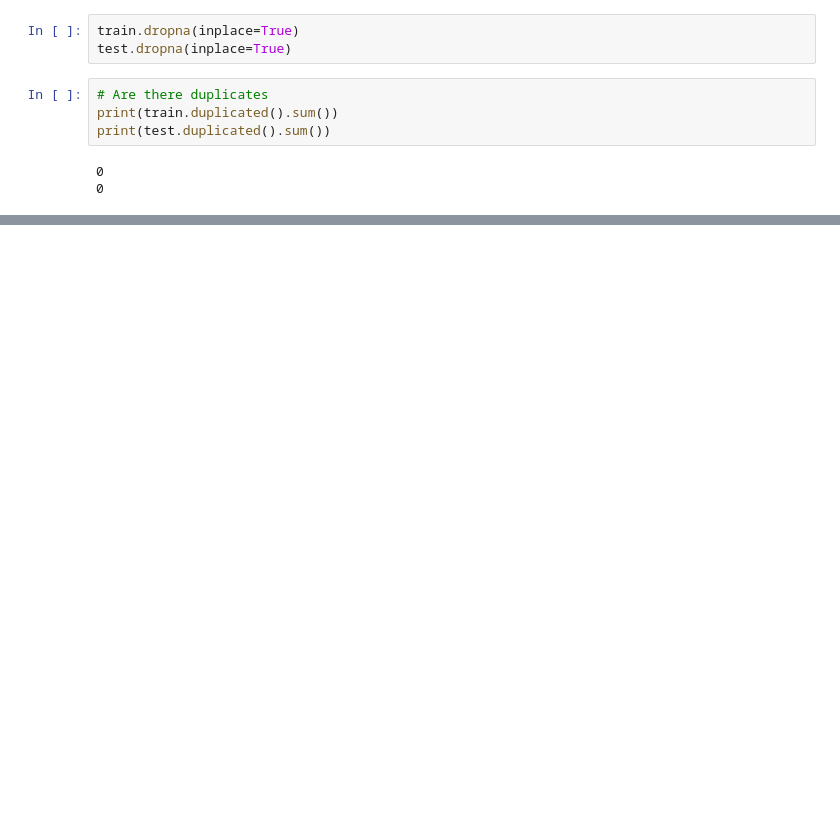
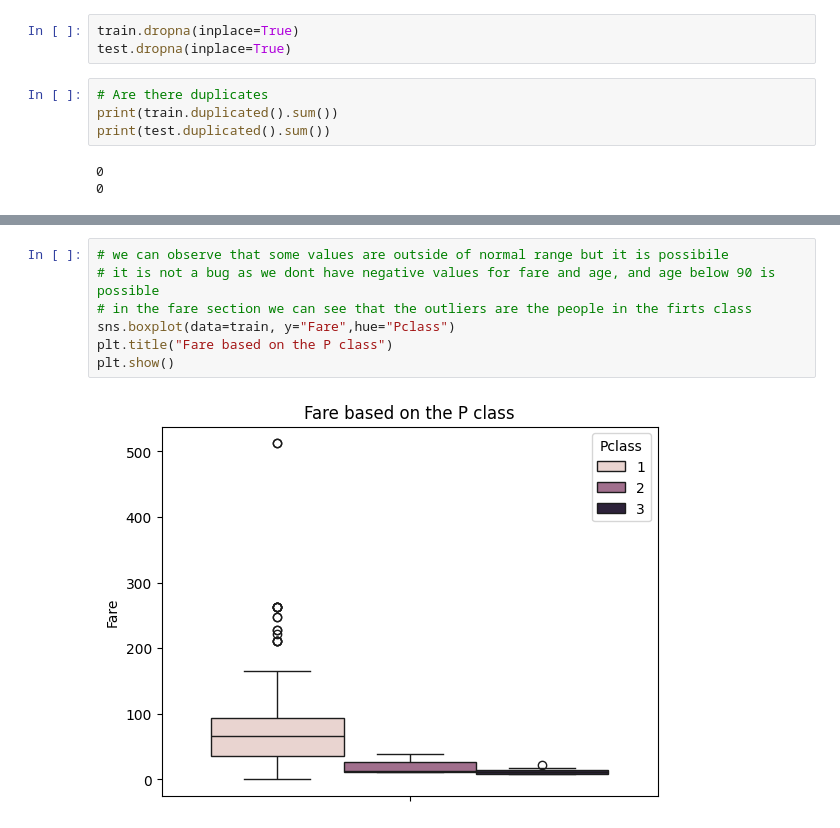
Before and after one commit to MariuszGodl/preprocessing-gradient, a Jupyter notebook: src/titanis.ipynb, the cells around one changed output, grey strips where cells are left out. Cells and saved outputs as stored; diff of their text form; blank space fills up the shorter version.

```diff
--- a/src/titanis.ipynb
+++ b/src/titanis.ipynb
@@ -274,0 +373,9 @@ def multiboxplot()
+# %%
+# we can observe that some values are outside of normal range but it is possibile
+# it is not a bug as we dont have negative values for fare and age, and age below 90 is possible
+# in the fare section we can see that the outliers are the people in the firts class
+sns.boxplot(data=train, y="Fare",hue="Pclass")
+plt.title("Fare based on the P class")
+plt.show()
+# %% [output]
+[figure, added]
```
Also changed, not shown: parts of 24 cells of this notebook, 1 other file.
